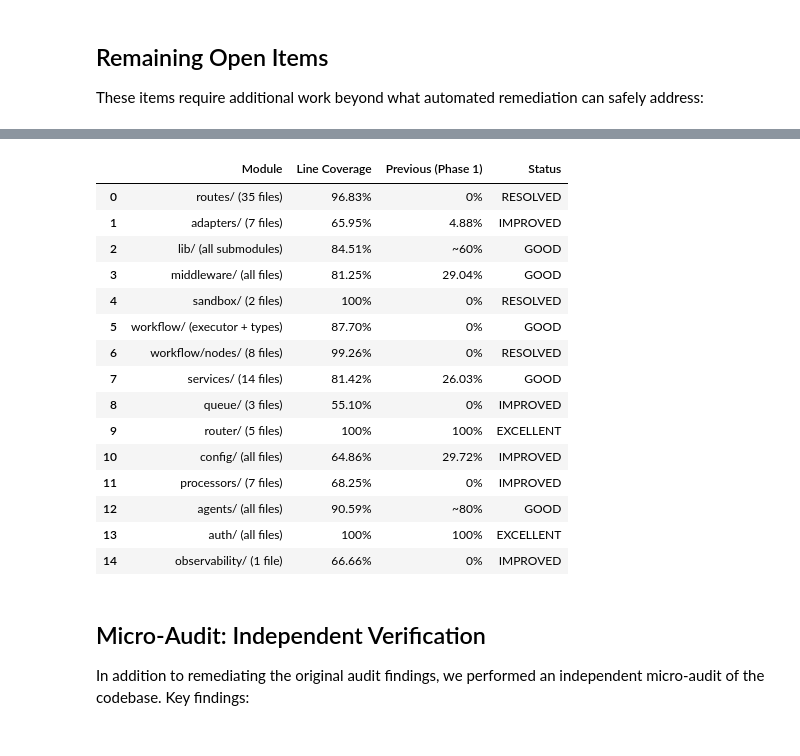
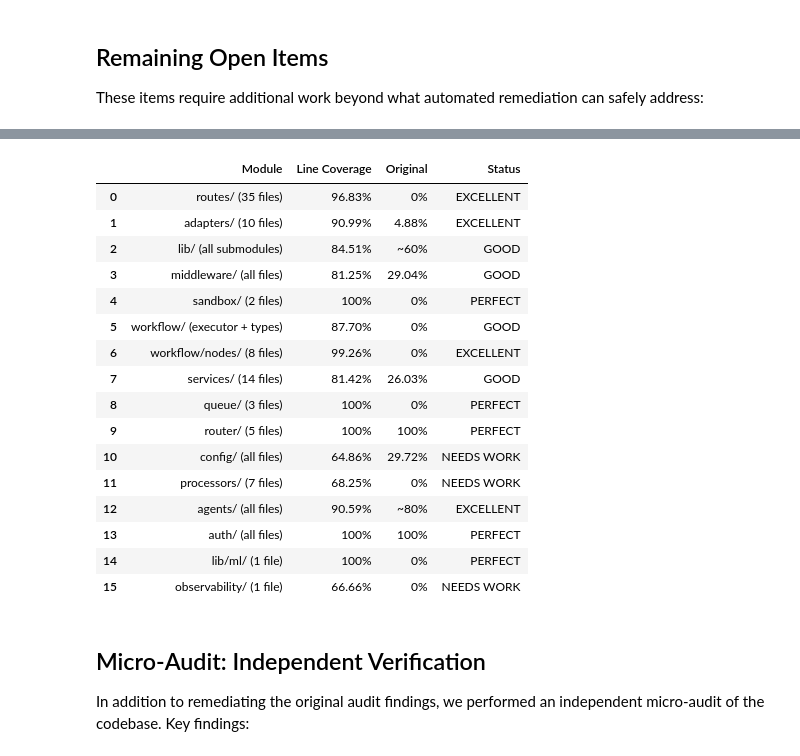
Before and after one commit to Yash-Awasthi/Judica, a Jupyter notebook: AUDIT_REPORT.ipynb, the cells around one changed output, grey strips where cells are left out. Drawn from its saved outputs; the diff is of its cells as text; code cells hidden in the pictures.

```diff
--- a/AUDIT_REPORT.ipynb
+++ b/AUDIT_REPORT.ipynb
@@ -542,56 +539,58 @@ Coverage was measured with `vitest run --coverage` using the v8 provider. **Over
 # %%
 coverage_gaps = pd.DataFrame({
     'Module': [
         'routes/ (35 files)',
-        'adapters/ (7 files)',
+        'adapters/ (10 files)',
         'lib/ (all submodules)',
         'middleware/ (all files)',
         'sandbox/ (2 files)',
         'workflow/ (executor + types)',
         'workflow/nodes/ (8 files)',
         'services/ (14 files)',
         'queue/ (3 files)',
         'router/ (5 files)',
         'config/ (all files)',
         'processors/ (7 files)',
         'agents/ (all files)',
         'auth/ (all files)',
+        'lib/ml/ (1 file)',
         'observability/ (1 file)'
     ],
     'Line Coverage': [
-        '96.83%', '65.95%', '84.51%', '81.25%', '100%',
-        '87.70%', '99.26%', '81.42%', '55.10%', '100%',
-        '64.86%', '68.25%', '90.59%', '100%', '66.66%'
+        '96.83%', '90.99%', '84.51%', '81.25%', '100%',
+        '87.70%', '99.26%', '81.42%', '100%', '100%',
+        '64.86%', '68.25%', '90.59%', '100%', '100%', '66.66%'
     ],
-    'Previous (Phase 1)': [
+    'Original': [
         '0%', '4.88%', '~60%', '29.04%', '0%',
         '0%', '0%', '26.03%', '0%', '100%',
-        '29.72%', '0%', '~80%', '100%', '0%'
+        '29.72%', '0%', '~80%', '100%', '0%', '0%'
     ],
     'Status': [
-        'RESOLVED', 'IMPROVED', 'GOOD', 'GOOD', 'RESOLVED',
-        'GOOD', 'RESOLVED', 'GOOD', 'IMPROVED', 'EXCELLENT',
-        'IMPROVED', 'IMPROVED', 'GOOD', 'EXCELLENT', 'IMPROVED'
+        'EXCELLENT', 'EXCELLENT', 'GOOD', 'GOOD', 'PERFECT',
+        'GOOD', 'EXCELLENT', 'GOOD', 'PERFECT', 'PERFECT',
+        'NEEDS WORK', 'NEEDS WORK', 'EXCELLENT', 'PERFECT', 'PERFECT', 'NEEDS WORK'
     ]
 })
 coverage_gaps
 # %% [output]
-|  | Module | Line Coverage | Previous (Phase 1) | Status |
-| 0 | routes/ (35 files) | 96.83% | 0% | RESOLVED |
-| 1 | adapters/ (7 files) | 65.95% | 4.88% | IMPROVED |
+|  | Module | Line Coverage | Original | Status |
+| 0 | routes/ (35 files) | 96.83% | 0% | EXCELLENT |
+| 1 | adapters/ (10 files) | 90.99% | 4.88% | EXCELLENT |
 | 2 | lib/ (all submodules) | 84.51% | ~60% | GOOD |
 | 3 | middleware/ (all files) | 81.25% | 29.04% | GOOD |
-| 4 | sandbox/ (2 files) | 100% | 0% | RESOLVED |
+| 4 | sandbox/ (2 files) | 100% | 0% | PERFECT |
 | 5 | workflow/ (executor + types) | 87.70% | 0% | GOOD |
-| 6 | workflow/nodes/ (8 files) | 99.26% | 0% | RESOLVED |
+| 6 | workflow/nodes/ (8 files) | 99.26% | 0% | EXCELLENT |
 | 7 | services/ (14 files) | 81.42% | 26.03% | GOOD |
-| 8 | queue/ (3 files) | 55.10% | 0% | IMPROVED |
-| 9 | router/ (5 files) | 100% | 100% | EXCELLENT |
-| 10 | config/ (all files) | 64.86% | 29.72% | IMPROVED |
-| 11 | processors/ (7 files) | 68.25% | 0% | IMPROVED |
-| 12 | agents/ (all files) | 90.59% | ~80% | GOOD |
-| 13 | auth/ (all files) | 100% | 100% | EXCELLENT |
-| 14 | observability/ (1 file) | 66.66% | 0% | IMPROVED |
+| 8 | queue/ (3 files) | 100% | 0% | PERFECT |
+| 9 | router/ (5 files) | 100% | 100% | PERFECT |
+| 10 | config/ (all files) | 64.86% | 29.72% | NEEDS WORK |
+| 11 | processors/ (7 files) | 68.25% | 0% | NEEDS WORK |
+| 12 | agents/ (all files) | 90.59% | ~80% | EXCELLENT |
+| 13 | auth/ (all files) | 100% | 100% | PERFECT |
+| 14 | lib/ml/ (1 file) | 100% | 0% | PERFECT |
+| 15 | observability/ (1 file) | 66.66% | 0% | NEEDS WORK |
 # %% [markdown]
 ## Micro-Audit: Independent Verification
 
```
Also changed, not shown: parts of 5 cells of this notebook, 6 other files.
